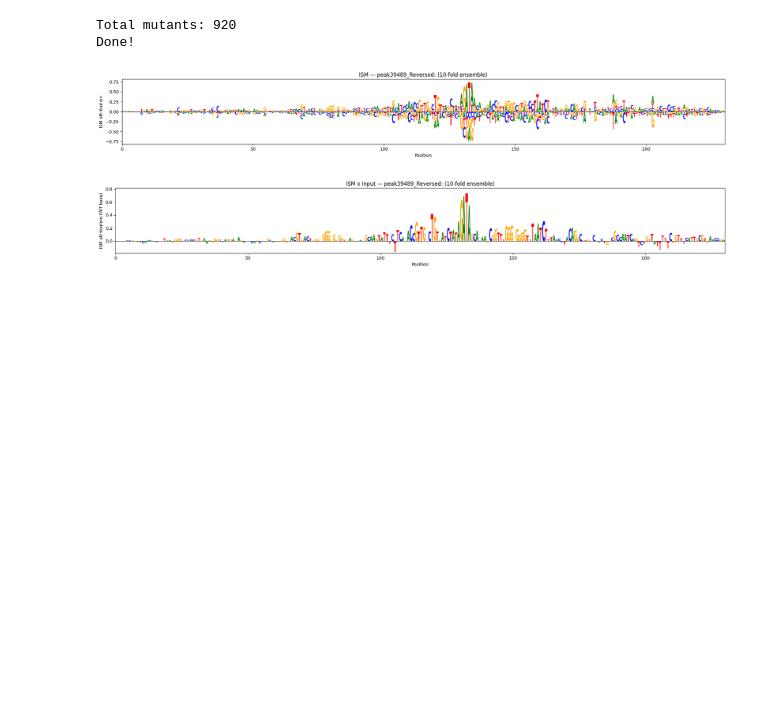
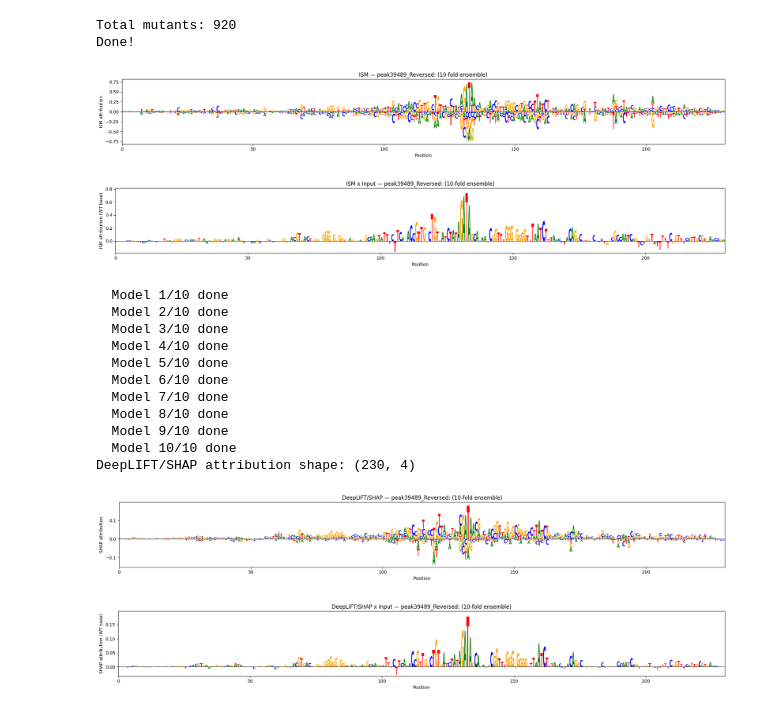
Before and after one commit to pabmantilla/LentiMoCon, a Jupyter notebook: large_scale_swap/scripts/test_legnet.ipynb, the cells around one changed output. Cells and saved outputs as stored; diff of their text form; code cells hidden in the pictures; blank space fills up the shorter version.

Commit message:
LegNet load and attribution

```diff
--- a/large_scale_swap/scripts/test_legnet.ipynb
+++ b/large_scale_swap/scripts/test_legnet.ipynb
@@ -137,15 +138,16 @@ def draw_letter(letter, x, y, height, ax, color):
     ax.add_patch(PathPatch(tp_t, facecolor=color, edgecolor='none'))
 
 def plot_logo(scores_matrix, title, ylabel):
+    """scores_matrix: (seq_len, 4) with columns in CODES order (A=0,G=1,C=2,T=3)"""
     fig, ax = plt.subplots(figsize=(20, 3))
     for pos in range(scores_matrix.shape[0]):
         scores = scores_matrix[pos]
-        pos_items = sorted([(scores[i], bases[i]) for i in range(4) if scores[i] > 0], key=lambda x: x[0])
+        pos_items = sorted([(scores[CODES[b]], b) for b in bases if scores[CODES[b]] > 0], key=lambda x: x[0])
         y = 0
         for score, base in pos_items:
             draw_letter(base, pos, y, score, ax, COLORS[base])
             y += score
-        neg_items = sorted([(scores[i], bases[i]) for i in range(4) if scores[i] < 0], key=lambda x: -x[0])
+        neg_items = sorted([(scores[CODES[b]], b) for b in bases if scores[CODES[b]] < 0], key=lambda x: -x[0])
         y = 0
         for score, base in neg_items:
             draw_letter(base, pos, y + score, abs(score), ax, COLORS[base])
@@ -167,9 +169,57 @@ plot_logo(ism_scores, f'ISM — {seq_name} (10-fold ensemble)', 'ISM attribution
 # ISM x OneHot (WT base only) — same as AGFT: attr * seq
 wt_onehot = np.zeros((seq_len, 4))
 for i, nt in enumerate(seq_str):
-    wt_onehot[i, bases.index(nt)] = 1
+    wt_onehot[i, CODES[nt]] = 1
 ism_wt = ism_scores * wt_onehot
 plot_logo(ism_wt, f'ISM x Input — {seq_name} (10-fold ensemble)', 'ISM attribution (WT base)')
 # %% [output]
 [figure]
 [figure]
+# %%
+# DeepLIFT/SHAP attribution using tangermeme (ensemble over 10 folds)
+from tangermeme.deep_lift_shap import deep_lift_shap
+
+# Wrap model to return (batch, 1) — tangermeme expects 2D output for target indexing
+class WrappedModel(torch.nn.Module):
+    def __init__(self, model):
+        super().__init__()
+        self.model = model
+    def forward(self, x):
+        return self.model(x).unsqueeze(-1)
+
+X = seq_onehot.unsqueeze(0).float()  # (1, 4, 230)
+
+# hypothetical=True: LegNet SE layers have x*y that break DeepLIFT rescale rule
+shap_attrs = []
+for i, m in enumerate(models):
+    wrapped = WrappedModel(m).eval()
+    attr = deep_lift_shap(wrapped, X, n_shuffles=20, target=0,
+                          hypothetical=True, device='cuda', random_state=42)
+    shap_attrs.append(attr.cpu().numpy())
+    print(f'  Model {i+1}/10 done')
+
+# Average across models: (1, 4, 230) -> transpose to (230, 4) in channel order
+shap_scores = np.mean(shap_attrs, axis=0)[0].T
+
+print(f'DeepLIFT/SHAP attribution shape: {shap_scores.shape}')
+
+# Full SHAP logo
+plot_logo(shap_scores, f'DeepLIFT/SHAP — {seq_name} (10-fold ensemble)', 'SHAP attribution')
+
+# SHAP x OneHot (WT base only)
+shap_wt = shap_scores * wt_onehot
+plot_logo(shap_wt, f'DeepLIFT/SHAP x Input — {seq_name} (10-fold ensemble)', 'SHAP attribution (WT base)')
+# %% [output]
+  Model 1/10 done
+  Model 2/10 done
+  Model 3/10 done
+  Model 4/10 done
+  Model 5/10 done
+  Model 6/10 done
+  Model 7/10 done
+  Model 8/10 done
+  Model 9/10 done
+  Model 10/10 done
+DeepLIFT/SHAP attribution shape: (230, 4)
+[figure, added]
+[figure, added]
```
Also changed, not shown: parts of 1 cell of this notebook, 1 other file.
